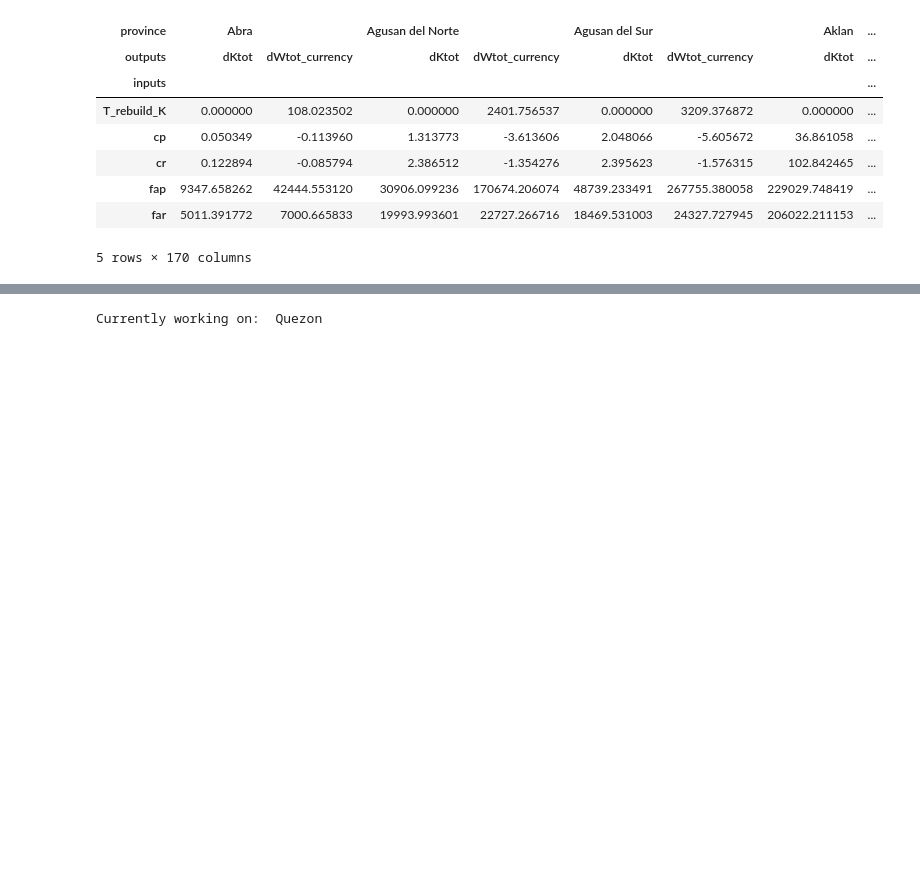
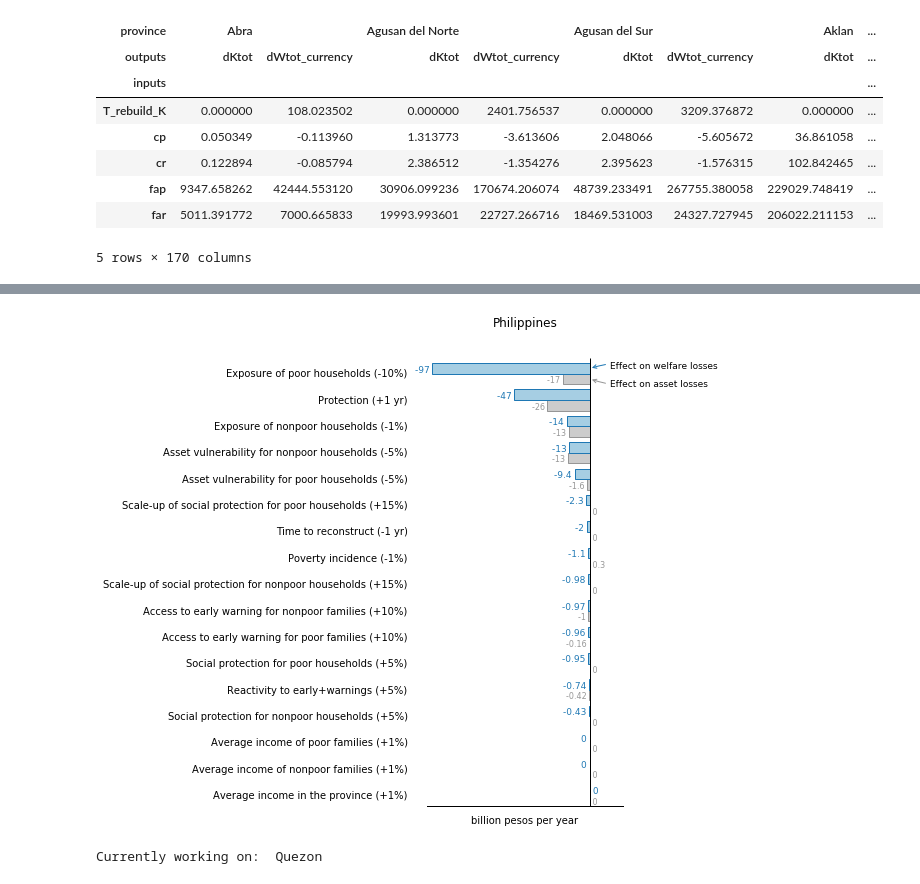
Before and after one commit to adrivsh/resilience_indicator_phl, a Jupyter notebook: policy_assessment_demo.ipynb, the cells around one changed output, grey strips where cells are left out. Cells and saved outputs as stored; diff of their text form; code cells hidden in the pictures; blank space fills up the shorter version.

Commit message:
pol assess national

```diff
--- a/policy_assessment_demo.ipynb
+++ b/policy_assessment_demo.ipynb
@@ -83,3 +96,13 @@ Currently working on:  done.
+# %%
+render_pol_card_national(
+    deltas.sum(level="outputs",axis=1),
+    colors,
+    policy_labels,
+    pol_increment,
+    dict(multiplier = 1e-6, string = "billion pesos per year"))
+#     df_original.index)
+# %% [output]
+[figure, added]
 # %%
 render_pol_cards(
     deltas,
```
Also changed, not shown: parts of 10 cells of this notebook, 4 other files.
